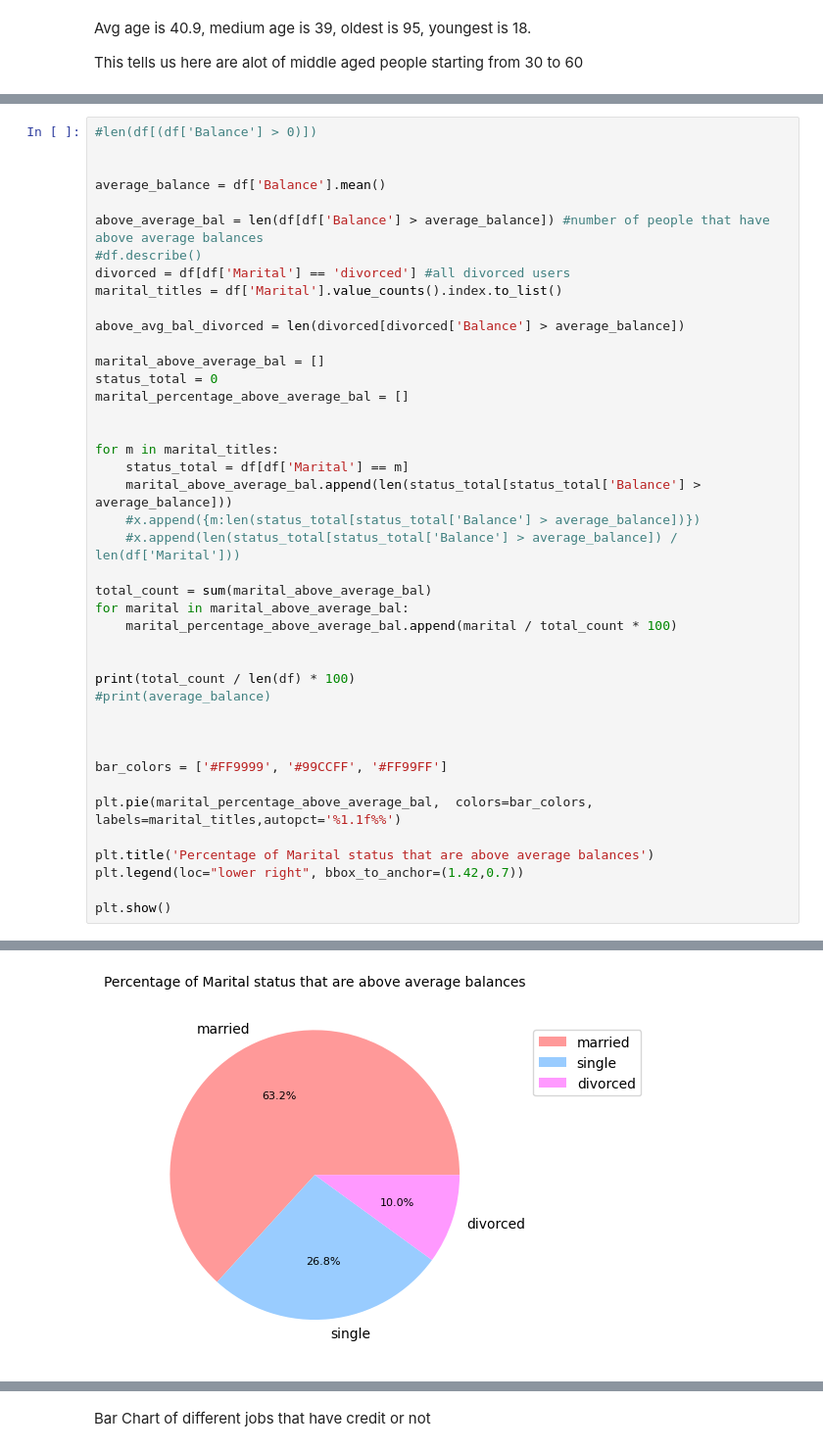
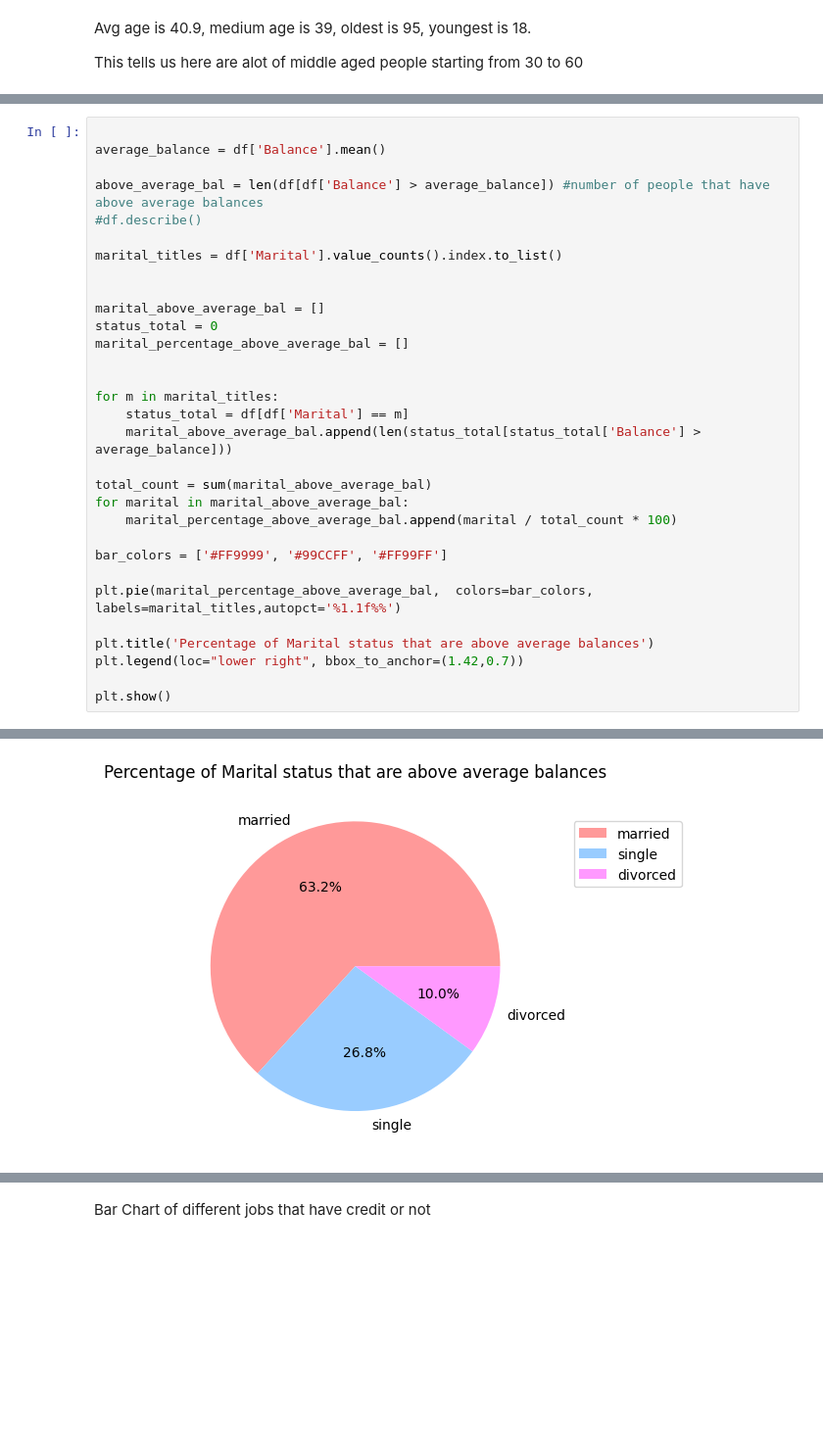
Before and after one commit to thaladikary/ml-assignment-1, a Jupyter notebook: Assignment1.ipynb, the cells around one changed output, grey strips where cells are left out. Shown: that part at 98% size. Drawn from its saved outputs; the diff is of its cells as text; blank space fills up the shorter version.

```diff
--- a/Assignment1.ipynb
+++ b/Assignment1.ipynb
@@ -77,15 +58,12 @@ Name: Balance, dtype: float64
 # %%
-#len(df[(df['Balance'] > 0)])
-
 
 average_balance = df['Balance'].mean()
 
 above_average_bal = len(df[df['Balance'] > average_balance]) #number of people that have above average balances
 #df.describe()
-divorced = df[df['Marital'] == 'divorced'] #all divorced users
+
 marital_titles = df['Marital'].value_counts().index.to_list()
 
-above_avg_bal_divorced = len(divorced[divorced['Balance'] > average_balance])
 
 marital_above_average_bal = []
 status_total = 0
@@ -95,18 +73,10 @@ marital_percentage_above_average_bal = []
 for m in marital_titles:
     status_total = df[df['Marital'] == m]
     marital_above_average_bal.append(len(status_total[status_total['Balance'] > average_balance]))
-    #x.append({m:len(status_total[status_total['Balance'] > average_balance])})
-    #x.append(len(status_total[status_total['Balance'] > average_balance]) / len(df['Marital']))
 
 total_count = sum(marital_above_average_bal)
 for marital in marital_above_average_bal:
     marital_percentage_above_average_bal.append(marital / total_count * 100)
-
-
-print(total_count / len(df) * 100)
-#print(average_balance)
-
-
 
 bar_colors = ['#FF9999', '#99CCFF', '#FF99FF']
 
@@ -121 +90 @@ plt.show()
-[figure, old version]
+[figure, new version]
```
Also changed, not shown: parts of 20 cells of this notebook.
